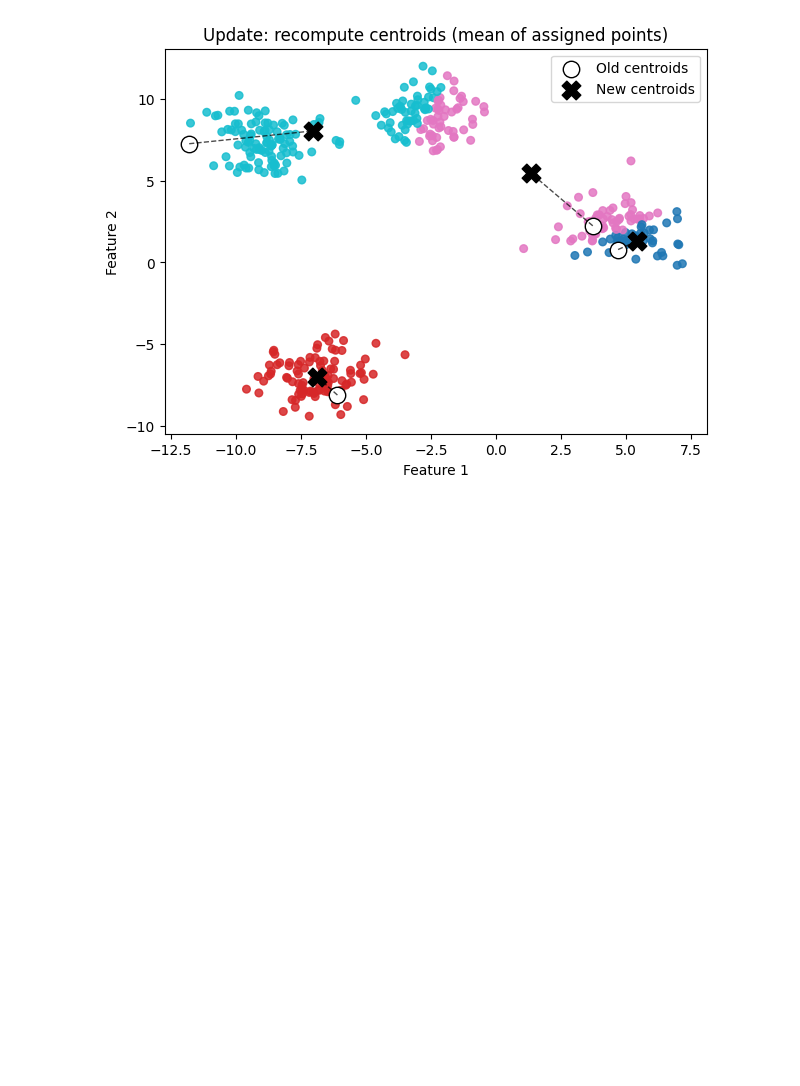
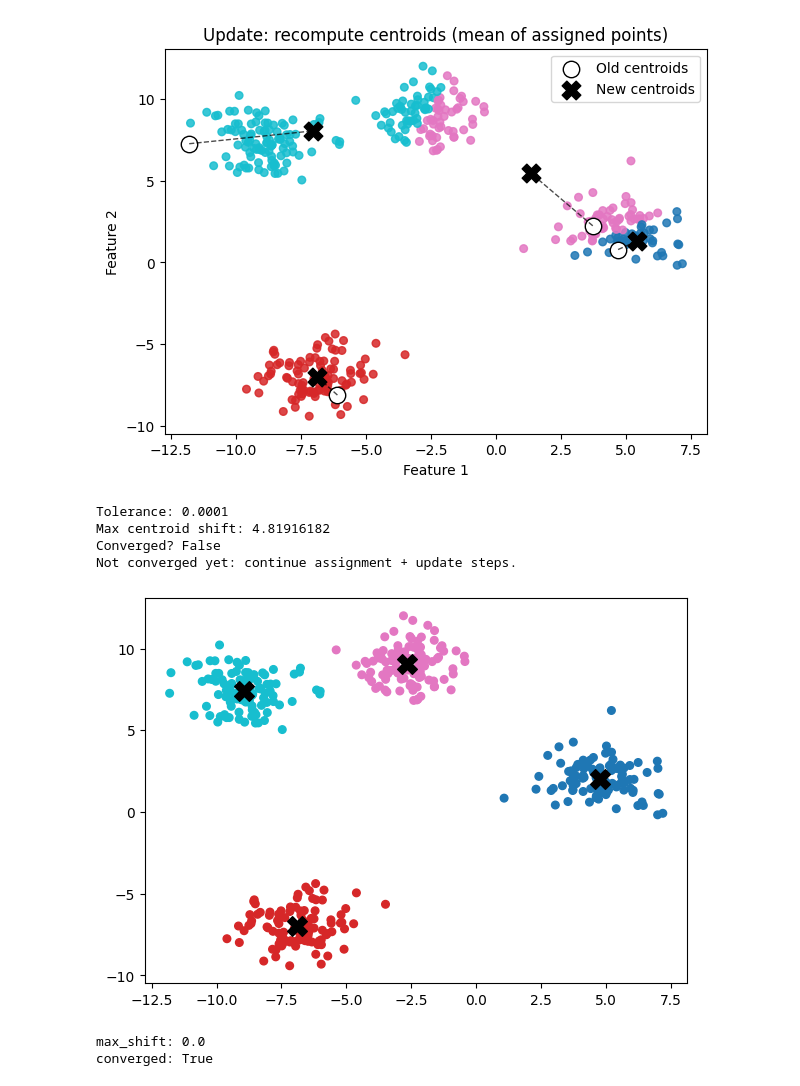
Before and after one commit to EarlClydeeee/pattern_recognition, a Jupyter notebook: student_performance.ipynb, the cells around one changed output. Saved outputs shown, nothing was run; the diff lists cells and outputs as text; code cells hidden in the pictures; blank space fills up the shorter version.

Commit message:
feat(unsupervised-learning): add iteration for max centroid shift

```diff
--- a/student_performance.ipynb
+++ b/student_performance.ipynb
@@ -510,3 +510,66 @@ initial_centroids = new_centroids
 Centroid shift per cluster: [0.89090911 1.3714407  3.9943805  4.81916182]
 Max shift: 4.819161818347273
 [figure]
+# %%
+# Convergence check: stop if centroid movement is below tolerance
+tol = 1e-4
+max_shift = shift.max()
+converged = max_shift < tol
+
+print(f"Tolerance: {tol}")
+print(f"Max centroid shift: {max_shift:.8f}")
+print("Converged?", converged)
+
+if converged:
+    print("Convergence criterion met: stop iterations.")
+else:
+    print("Not converged yet: continue assignment + update steps.")
+# %% [output]
+Tolerance: 0.0001
+Max centroid shift: 4.81916182
+Converged? False
+Not converged yet: continue assignment + update steps.
+# %%
+max_iter = 100
+tol = 1e-4
+rng = np.random.default_rng(42)
+centroids = X[rng.choice(X.shape[0], n_clusters, replace=False)]
+
+for _ in range(max_iter):
+    d = np.linalg.norm(X[:, None, :] - centroids[None, :, :], axis=2)
+    labels = np.argmin(d, axis=1)
+
+    new_centroids = np.array([
+        X[labels == i].mean(axis=0) if np.any(labels == i) else centroids[i]
+        for i in range(n_clusters)
+    ])
+
+    if np.max(np.linalg.norm(new_centroids - centroids, axis=1)) < tol:
+        centroids = new_centroids
+        break
+
+    centroids = new_centroids
+
+plt.figure(figsize=(7, 5))
+plt.scatter(X[:, 0], X[:, 1], c=labels, cmap="tab10", s=30)
+plt.scatter(centroids[:, 0], centroids[:, 1], c="black", marker="X", s=200)
+plt.show()
+# %% [output]
+[figure, added]
+# %%
+d = np.linalg.norm(X[:, None, :] - centroids[None, :, :], axis=2)
+labels_check = np.argmin(d, axis=1)
+
+centroids_check = np.array([
+    X[labels_check == i].mean(axis=0) if np.any(labels_check == i) else centroids[i]
+    for i in range(n_clusters)
+])
+
+max_shift = np.max(np.linalg.norm(centroids_check - centroids, axis=1))
+converged = max_shift < tol
+
+print("max_shift:", max_shift)
+print("converged:", converged)
+# %% [output]
+max_shift: 0.0
+converged: True
```
